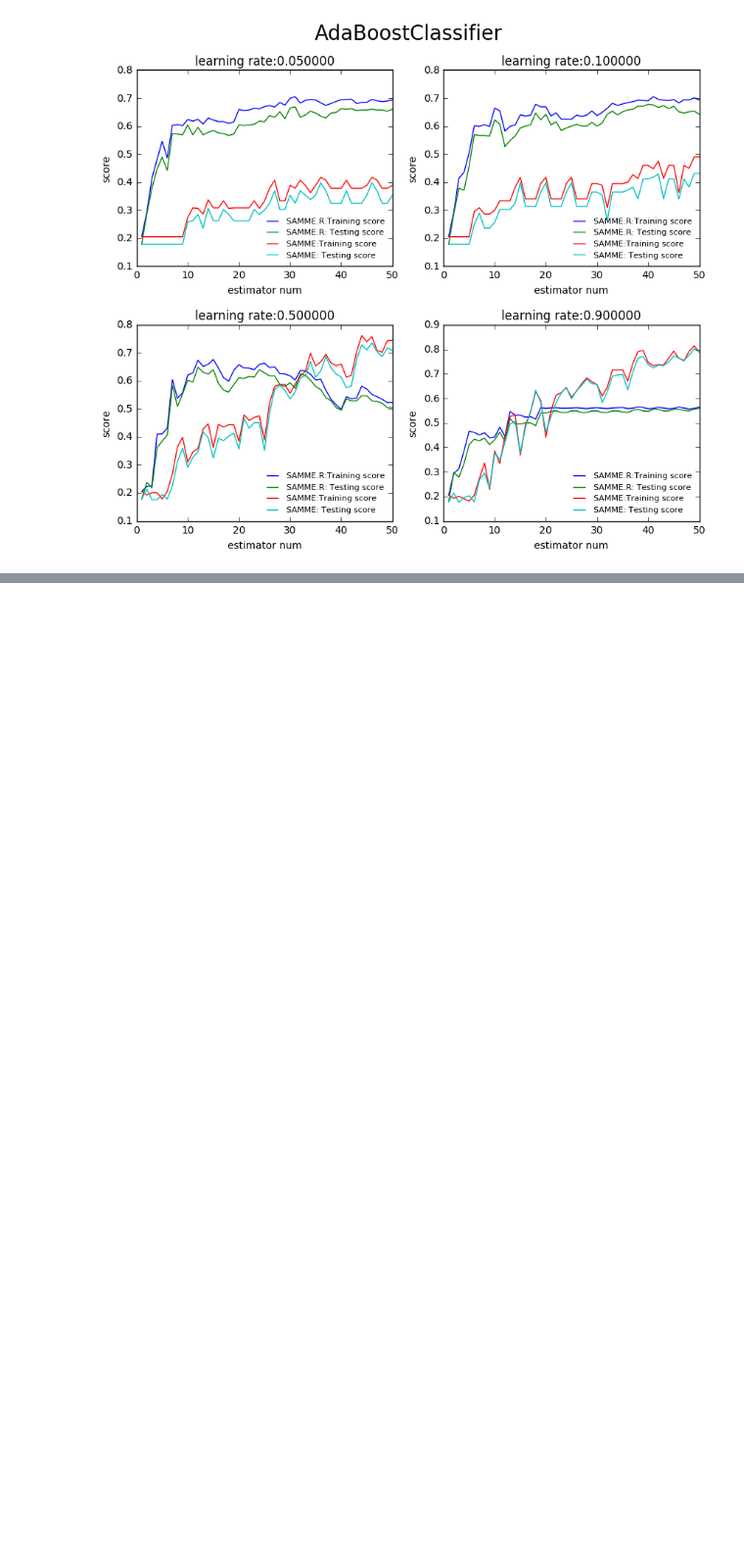
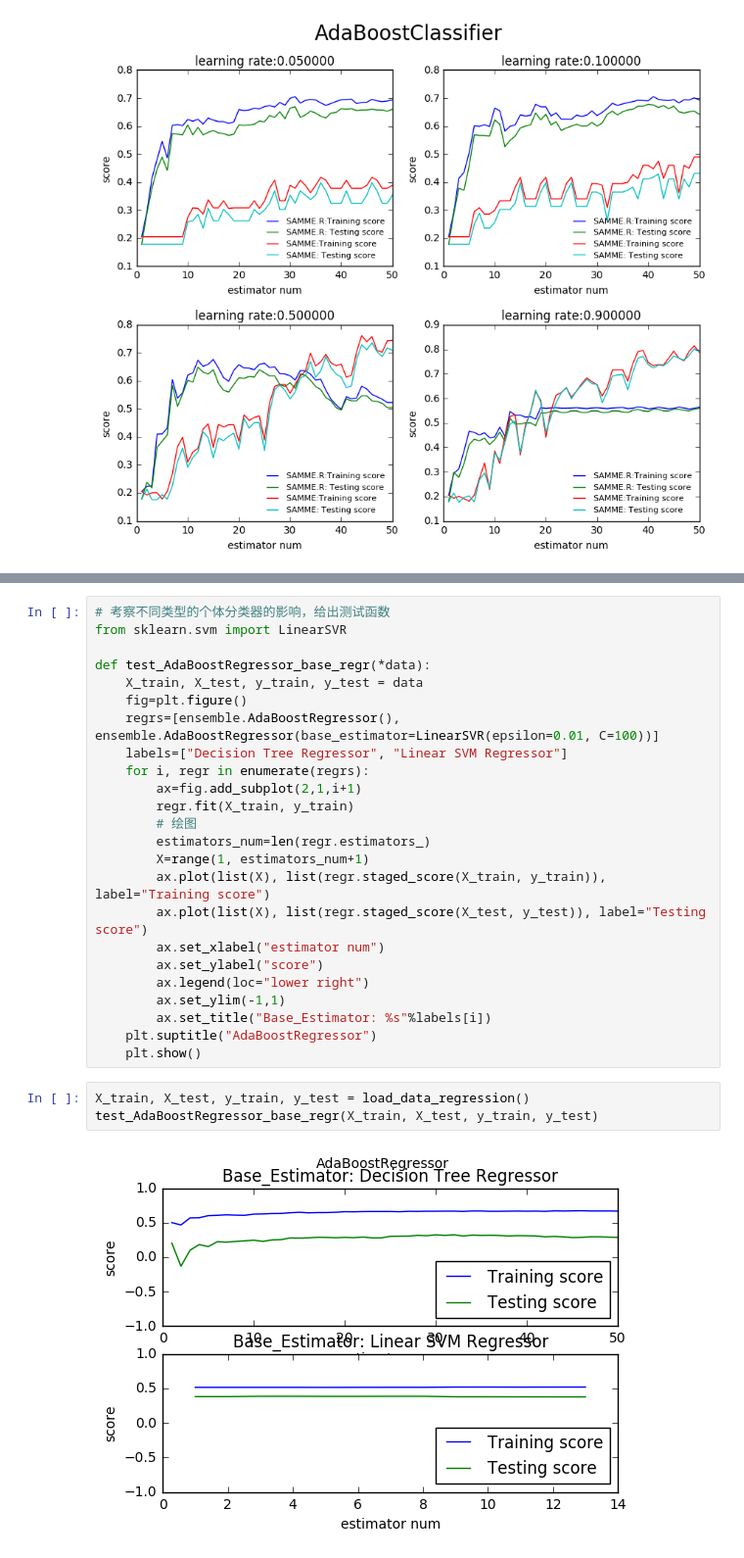
Before and after one commit to probao/Machine_Learning_Basis, a Jupyter notebook: Python-Machine Learning.ipynb, the cells around one changed output, grey strips where cells are left out. Shown at 98% size. Cells and saved outputs as stored; diff of their text form; blank space fills up the shorter version.

```diff
--- a/Python-Machine Learning.ipynb
+++ b/Python-Machine Learning.ipynb
@@ -2757,0 +2779,29 @@ test_AdaBoostClassifier_algorithm(*data)
+# %%
+# 考察不同类型的个体分类器的影响，给出测试函数
+from sklearn.svm import LinearSVR
+
+def test_AdaBoostRegressor_base_regr(*data):
+    X_train, X_test, y_train, y_test = data
+    fig=plt.figure()
+    regrs=[ensemble.AdaBoostRegressor(), ensemble.AdaBoostRegressor(base_estimator=LinearSVR(epsilon=0.01, C=100))]
+    labels=["Decision Tree Regressor", "Linear SVM Regressor"]
+    for i, regr in enumerate(regrs):
+        ax=fig.add_subplot(2,1,i+1)
+        regr.fit(X_train, y_train)
+        # 绘图
+        estimators_num=len(regr.estimators_)
+        X=range(1, estimators_num+1)
+        ax.plot(list(X), list(regr.staged_score(X_train, y_train)), label="Training score")
+        ax.plot(list(X), list(regr.staged_score(X_test, y_test)), label="Testing score")
+        ax.set_xlabel("estimator num")
+        ax.set_ylabel("score")
+        ax.legend(loc="lower right")
+        ax.set_ylim(-1,1)
+        ax.set_title("Base_Estimator: %s"%labels[i])
+    plt.suptitle("AdaBoostRegressor")
+    plt.show()
+# %%
+X_train, X_test, y_train, y_test = load_data_regression()
+test_AdaBoostRegressor_base_regr(X_train, X_test, y_train, y_test)
+# %% [output]
+[figure, added]
```
Also changed, not shown: parts of 6 cells of this notebook.
